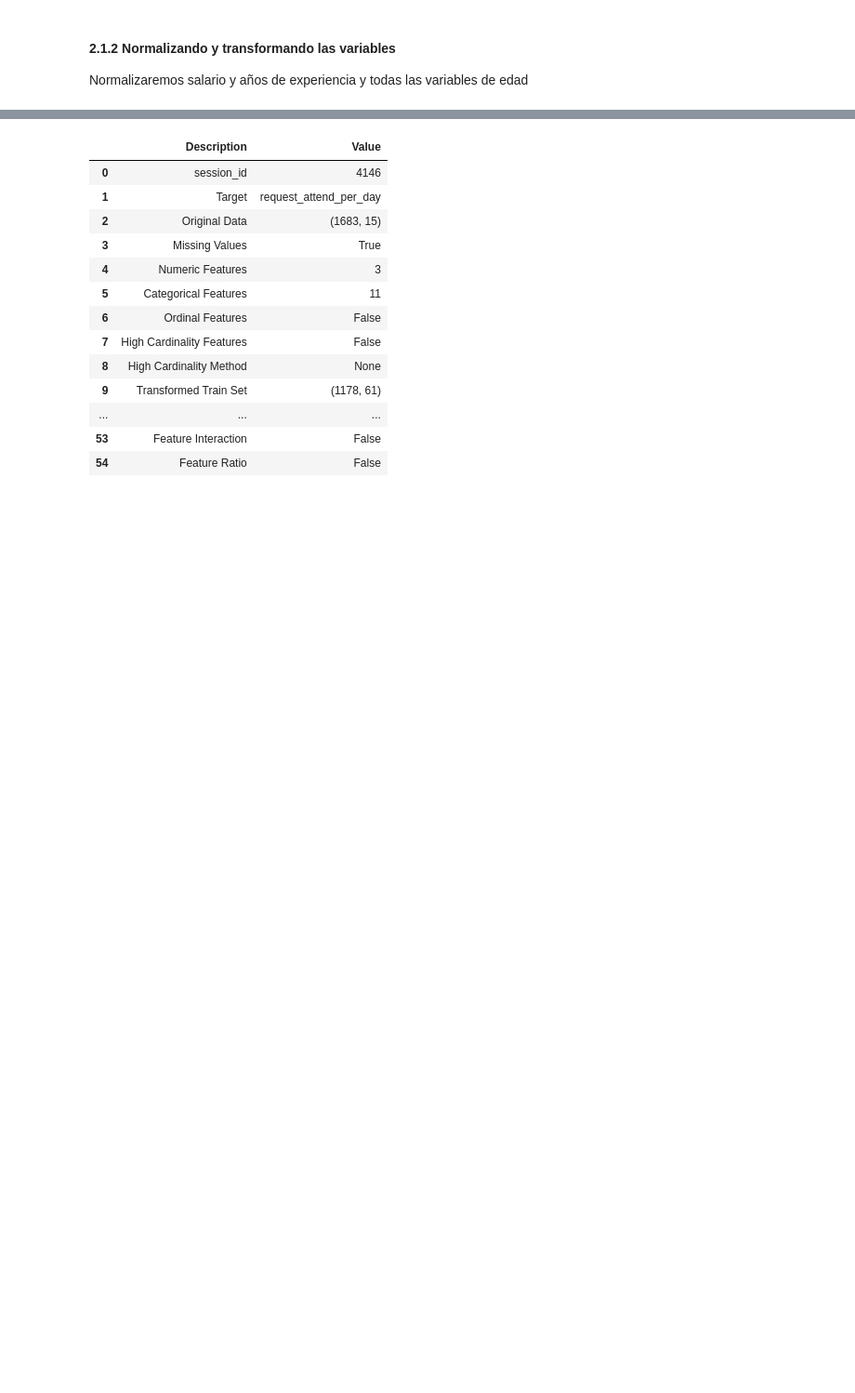
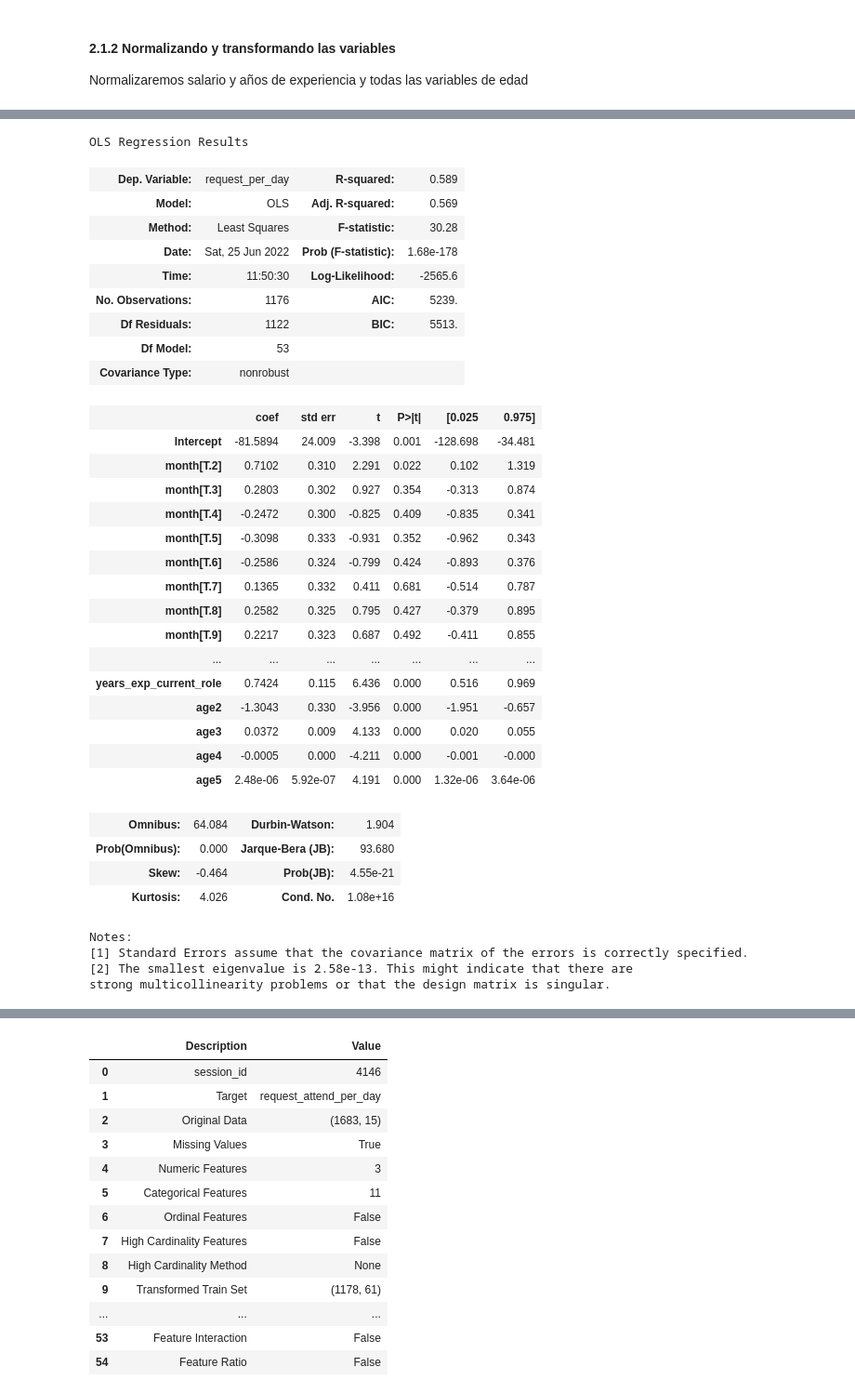
Before and after one commit to androdriguezr/Team_224, a Jupyter notebook: Proyecto/Codigo/Modelling/Pycaret_Modelling.ipynb, the cells around one changed output, grey strips where cells are left out. Shown at 93% size. Saved outputs shown, nothing was run; the diff lists cells and outputs as text; code cells hidden in the pictures; blank space fills up the shorter version.

```diff
--- a/Proyecto/Codigo/Modelling/Pycaret_Modelling.ipynb
+++ b/Proyecto/Codigo/Modelling/Pycaret_Modelling.ipynb
@@ -175,0 +207,14 @@ X_test[['wage_imputed','years_exp_current_role','age','age2','age3','age4','age5
+# %%
+#X_train_extended = sm.add_constant(X_train)
+X_train_extended = X_train.copy()
+X_train_extended['month']=X_train_extended.month.astype('category')
+X_train_extended['gender']=X_train_extended.gender.astype('category')
+X_train_extended['is_special_population']=X_train_extended.is_special_population.astype('category')
+X_train_extended['any_disability']=X_train_extended.any_disability.astype('category')
+X_train_extended['MUNICIPIO_DE_RESIDENCIA']=X_train_extended.MUNICIPIO_DE_RESIDENCIA.astype('category')
+X_train_extended['home_type']=X_train_extended.home_type.astype('category')
+X_train_extended['PROFESION']=X_train_extended.PROFESION.astype('category')
+X_train_extended['marital_status']=X_train_extended.marital_status.astype('category')
+X_train_extended['total_depedants']=X_train_extended.total_depedants.astype('category')
+X_train_extended['ESTRATO_SOCIAL']=X_train_extended.ESTRATO_SOCIAL.astype('category')
+X_train_extended['education_level']=X_train_extended.education_level.astype('category')
@@ -175,0 +241,3 @@ X_test[['wage_imputed','years_exp_current_role','age','age2','age3','age4','age5
+# %%
+data_train=X_train_extended.copy()
+data_train['request_per_day']=ytrain_transformed
@@ -175,0 +264,48 @@ X_test[['wage_imputed','years_exp_current_role','age','age2','age3','age4','age5
+# %%
+formula='request_per_day~'
+for i in range(len(data_train.columns)):
+    if i ==0 and data_train.columns[i]!='request_per_day':
+        formula= formula + data_train.columns[i]
+    elif data_train.columns[i]!='request_per_day' and i !=0:
+        formula= formula+'+'+ data_train.columns[i]
+    else:
+        continue
+# %%
+linear_model_baseline=smf.ols(formula=formula,data=data_train).fit()
+# %%
+linear_model_baseline.summary()
+# %% [output]
+OLS Regression Results
+| Dep. Variable: | request_per_day | R-squared: | 0.589 |
+| Model: | OLS | Adj. R-squared: | 0.569 |
+| Method: | Least Squares | F-statistic: | 30.28 |
+| Date: | Sat, 25 Jun 2022 | Prob (F-statistic): | 1.68e-178 |
+| Time: | 11:50:30 | Log-Likelihood: | -2565.6 |
+| No. Observations: | 1176 | AIC: | 5239. |
+| Df Residuals: | 1122 | BIC: | 5513. |
+| Df Model: | 53 |  |  |
+| Covariance Type: | nonrobust |  |  |
+|  | coef | std err | t | P>|t| | [0.025 | 0.975] |
+| Intercept | -81.5894 | 24.009 | -3.398 | 0.001 | -128.698 | -34.481 |
+| month[T.2] | 0.7102 | 0.310 | 2.291 | 0.022 | 0.102 | 1.319 |
+| month[T.3] | 0.2803 | 0.302 | 0.927 | 0.354 | -0.313 | 0.874 |
+| month[T.4] | -0.2472 | 0.300 | -0.825 | 0.409 | -0.835 | 0.341 |
+| month[T.5] | -0.3098 | 0.333 | -0.931 | 0.352 | -0.962 | 0.343 |
+| month[T.6] | -0.2586 | 0.324 | -0.799 | 0.424 | -0.893 | 0.376 |
+| month[T.7] | 0.1365 | 0.332 | 0.411 | 0.681 | -0.514 | 0.787 |
+| month[T.8] | 0.2582 | 0.325 | 0.795 | 0.427 | -0.379 | 0.895 |
+| month[T.9] | 0.2217 | 0.323 | 0.687 | 0.492 | -0.411 | 0.855 |
+| ... | ... | ... | ... | ... | ... | ... |
+| years_exp_current_role | 0.7424 | 0.115 | 6.436 | 0.000 | 0.516 | 0.969 |
+| age2 | -1.3043 | 0.330 | -3.956 | 0.000 | -1.951 | -0.657 |
+| age3 | 0.0372 | 0.009 | 4.133 | 0.000 | 0.020 | 0.055 |
+| age4 | -0.0005 | 0.000 | -4.211 | 0.000 | -0.001 | -0.000 |
+| age5 | 2.48e-06 | 5.92e-07 | 4.191 | 0.000 | 1.32e-06 | 3.64e-06 |
+| Omnibus: | 64.084 | Durbin-Watson: | 1.904 |
+| Prob(Omnibus): | 0.000 | Jarque-Bera (JB): | 93.680 |
+| Skew: | -0.464 | Prob(JB): | 4.55e-21 |
+| Kurtosis: | 4.026 | Cond. No. | 1.08e+16 |
+Notes:
+[1] Standard Errors assume that the covariance matrix of the errors is correctly specified.
+[2] The smallest eigenvalue is 2.58e-13. This might indicate that there are
+strong multicollinearity problems or that the design matrix is singular.
```
Also changed, not shown: parts of 28 cells of this notebook.
